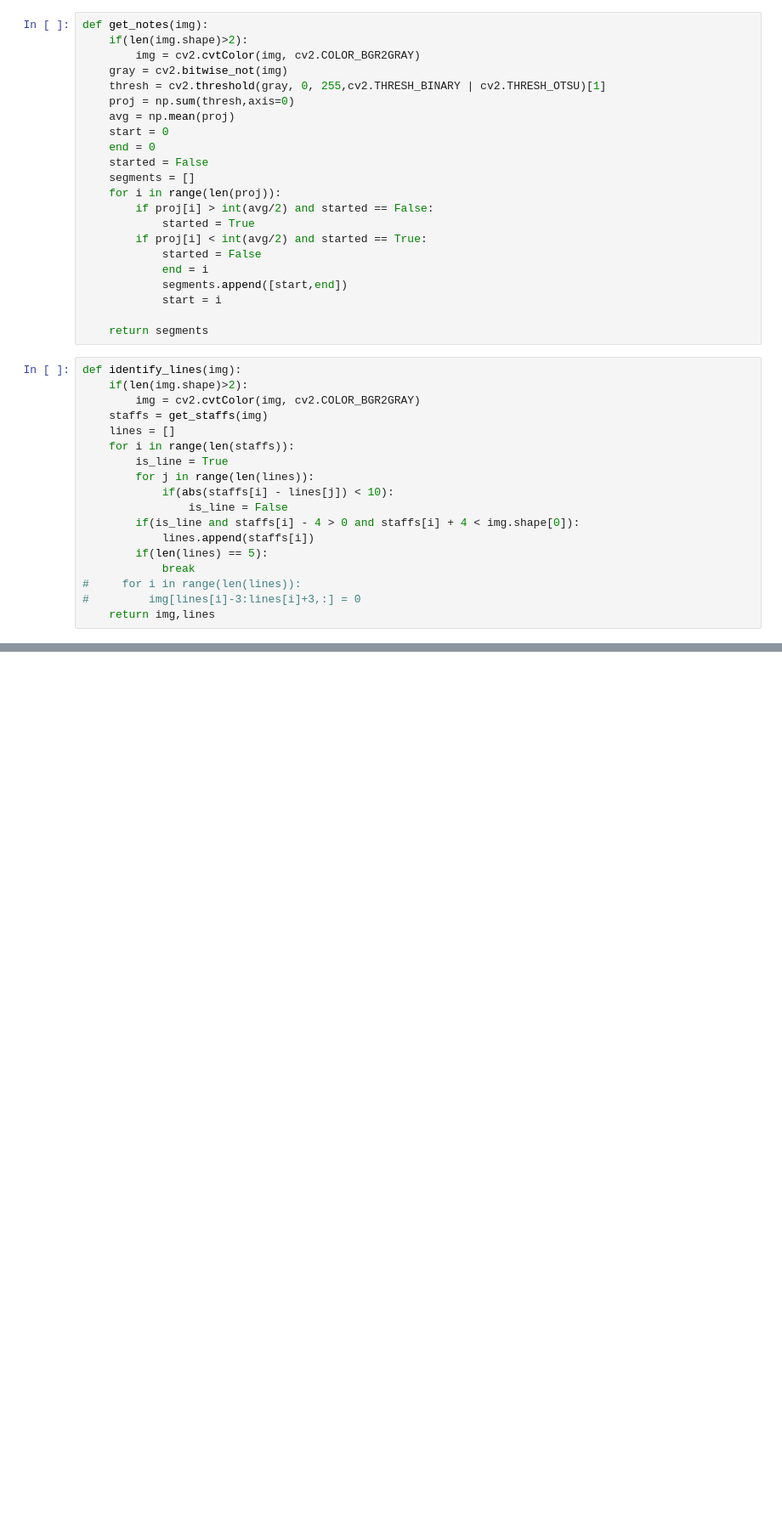
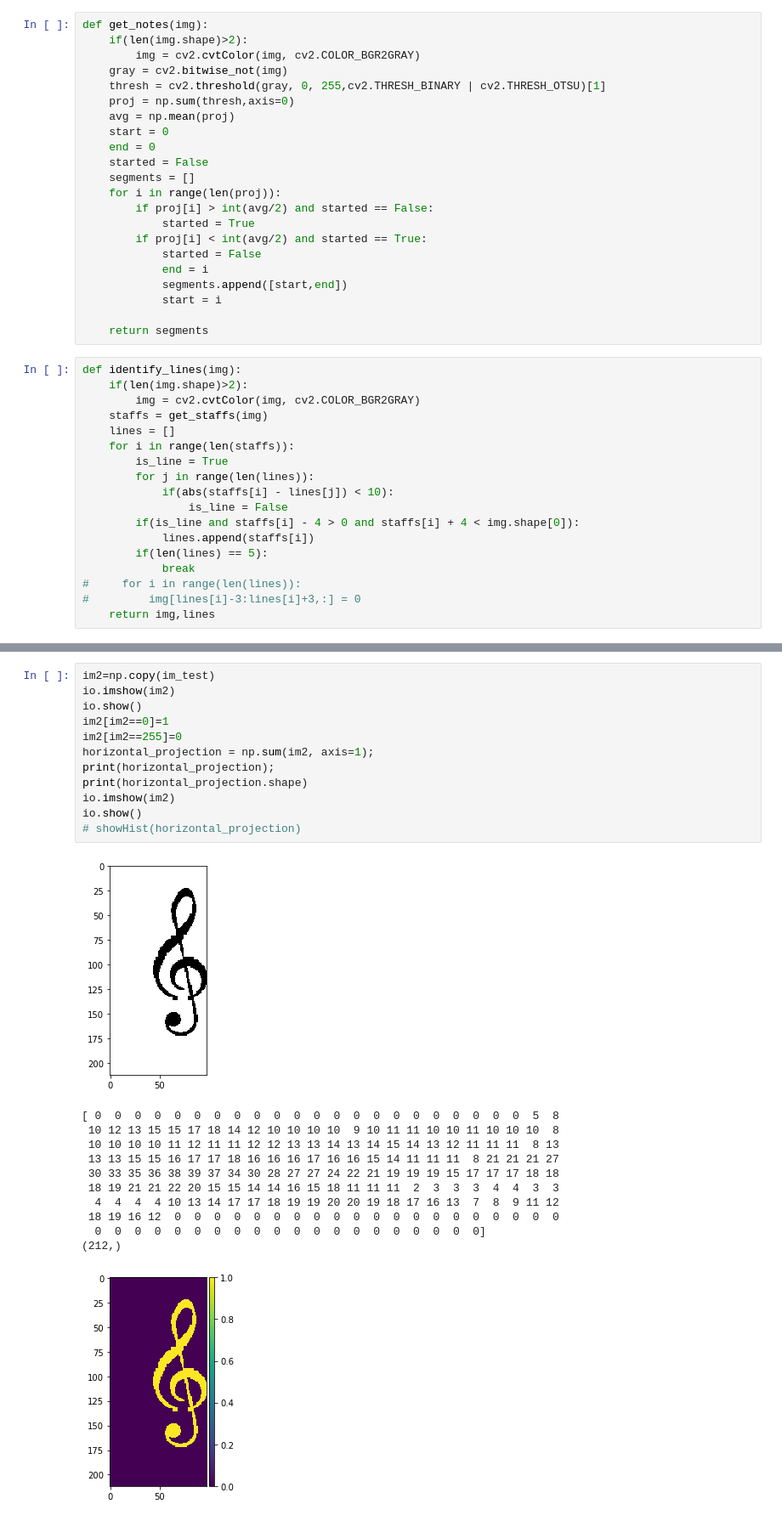
Before and after one commit to kamelMohsen/OMR_IP, a Jupyter notebook: students-work/1162325/CRD-17/image_preprocessing.ipynb, the cells around one changed output, grey strips where cells are left out. Shown at 85% size. Drawn from its saved outputs; the diff is of its cells as text; blank space fills up the shorter version.

```diff
--- a/students-work/1162325/CRD-17/image_preprocessing.ipynb
+++ b/students-work/1162325/CRD-17/image_preprocessing.ipynb
@@ -242,0 +277,25 @@ for i in range(len(segments)):
+# %%
+im2=np.copy(im_test)
+io.imshow(im2)
+io.show()
+im2[im2==0]=1
+im2[im2==255]=0
+horizontal_projection = np.sum(im2, axis=1);
+print(horizontal_projection);
+print(horizontal_projection.shape)
+io.imshow(im2)
+io.show()
+# showHist(horizontal_projection)
+# %% [output]
+[figure, added]
+[ 0  0  0  0  0  0  0  0  0  0  0  0  0  0  0  0  0  0  0  0  0  0  5  8
+ 10 12 13 15 15 17 18 14 12 10 10 10 10  9 10 11 11 10 10 11 10 10 10  8
+ 10 10 10 10 11 12 11 11 12 12 13 13 14 13 14 15 14 13 12 11 11 11  8 13
+ 13 13 15 15 16 17 17 18 16 16 16 17 16 16 15 14 11 11 11  8 21 21 21 27
+ 30 33 35 36 38 39 37 34 30 28 27 27 24 22 21 19 19 19 15 17 17 17 18 18
+ 18 19 21 21 22 20 15 15 14 14 16 15 18 11 11 11  2  3  3  3  4  4  3  3
+  4  4  4  4 10 13 14 17 17 18 19 19 20 20 19 18 17 16 13  7  8  9 11 12
+ 18 19 16 12  0  0  0  0  0  0  0  0  0  0  0  0  0  0  0  0  0  0  0  0
+  0  0  0  0  0  0  0  0  0  0  0  0  0  0  0  0  0  0  0  0]
+(212,)
+[figure, added]
```
Also changed, not shown: parts of 4 cells of this notebook.
